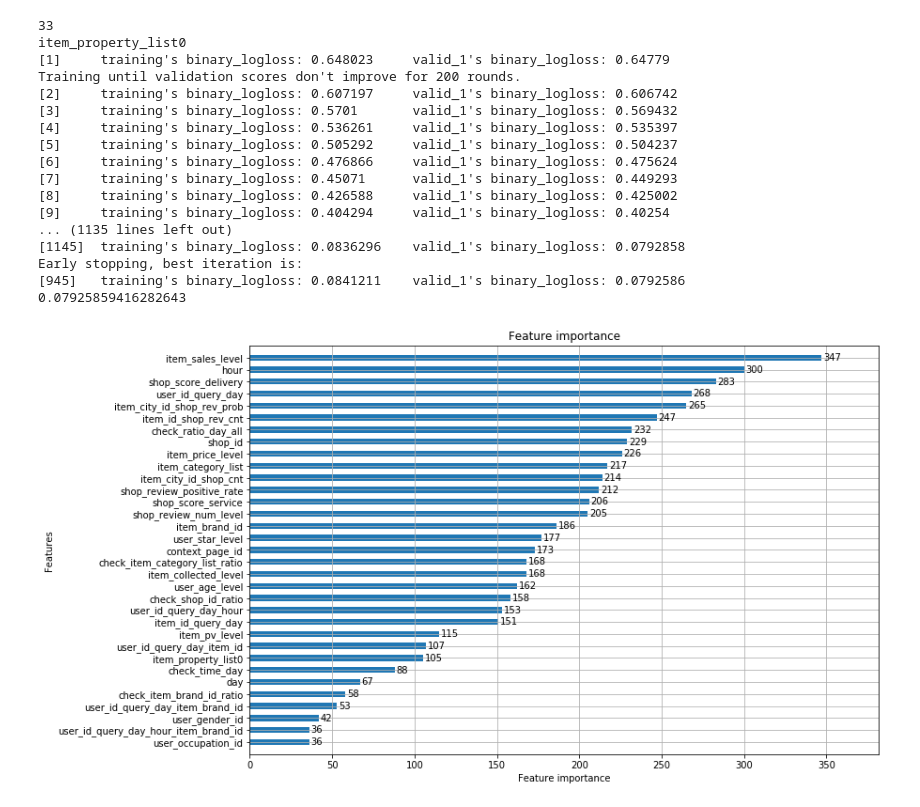
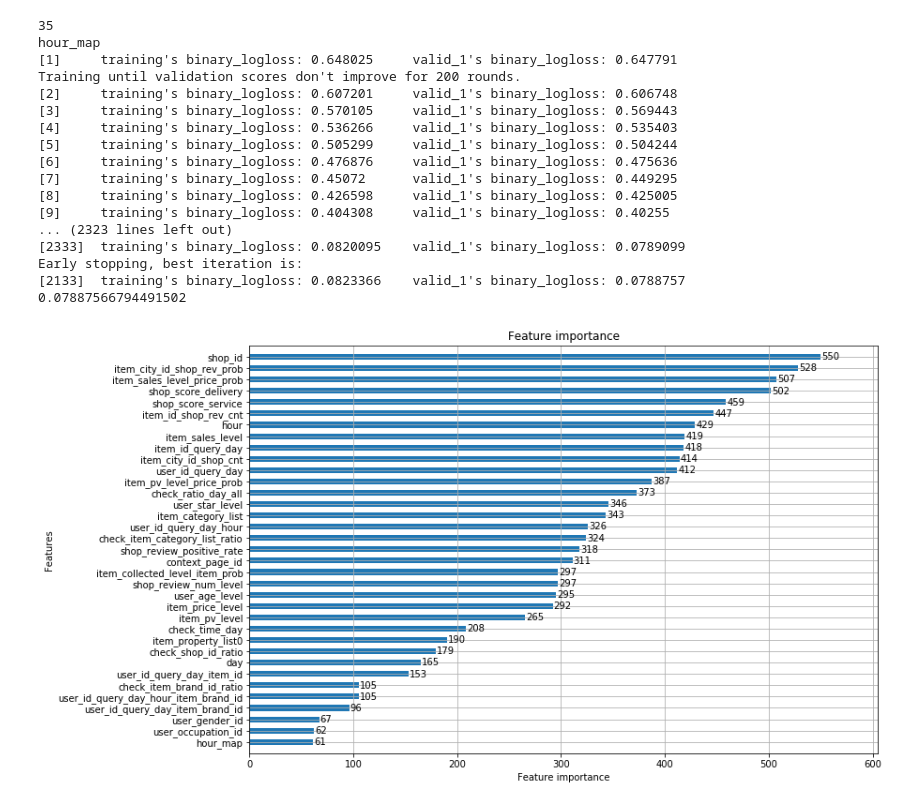
Before and after one commit to duxuhao/IJCAI-2018-2, a Jupyter notebook: Lab3.ipynb, the cells around one changed output. Drawn from its saved outputs; the diff is of its cells as text; code cells hidden in the pictures.

```diff
--- a/Lab3.ipynb
+++ b/Lab3.ipynb
@@ -15,0 +16,5 @@ df = pd.read_csv('data/train/train.csv')
+# %%
+df = pd.read_csv('data/train/train.csv')
+df = df[~pd.isnull(df.is_trade)]
+item_category_list_unique = list(np.unique(df.item_category_list))
+df.item_category_list.replace(item_category_list_unique, list(np.arange(len(item_category_list_unique))), inplace=True)
@@ -30,51 +39,70 @@ def run(features, label, df, clf,verbose = True):
     return clf
 # %%
 label = 'is_trade'
-start_features = ['item_category_list', 'item_price_level',
+start_features = ['item_category_list',
+                  'item_price_level',
                   'item_sales_level',
-                  'item_collected_level', 'item_pv_level',
-                  'user_gender_id', 'user_age_level', 'user_occupation_id', 'user_star_level',
-                  'context_page_id', 'shop_review_num_level', 'shop_review_positive_rate',
-                  'shop_score_service', 'shop_score_delivery', 'hour', 'day', 'user_id_query_day_hour',
+                  #'item_collected_level',
+                  'item_pv_level',
+                  'user_gender_id',
+                  'user_age_level',
+                  'user_occupation_id',
+                  'user_star_level',
+                  'context_page_id',
+                  'shop_review_num_level',
+                  'shop_review_positive_rate',
+                  'shop_score_service',
+                  'shop_score_delivery',
+                  'hour',
+                  'day',
+                  'user_id_query_day_hour',
                   'shop_id',
-                  'item_id_query_day',  'user_id_query_day_item_brand_id',
+                  'item_id_query_day',
+                  'user_id_query_day_item_brand_id',
                   'user_id_query_day_hour_item_brand_id',
-                  'user_id_query_day', 'item_brand_id','user_id_query_day_item_id',
+                  'user_id_query_day',
+                  #'item_brand_id',
+                  'user_id_query_day_item_id',
                   'check_item_brand_id_ratio',
                   'check_shop_id_ratio',
                   'check_item_category_list_ratio',
                   'check_ratio_day_all',
                   'check_time_day',
                   'item_city_id_shop_cnt',
                   'item_city_id_shop_rev_prob',
                   'item_id_shop_rev_cnt',
-                  'item_property_list0'
+                  'item_property_list0',
+                  'item_pv_level_price_prob',
+                  'item_collected_level_item_prob',
+                  'item_sales_level_price_prob',
+                  'hour_map'
                  ]
 print(len(start_features))
-clf = lgbm.LGBMClassifier(random_state=1, num_leaves = 7,
-                          n_estimators=5000,max_depth=3,learning_rate = 0.05, subsample=1, n_jobs=30) #008154
-#clf = xgb.XGBClassifier(n_estimators=5000,max_depth=4,learning_rate = 0.08, nthread=30)
+clf = lgbm.LGBMClassifier(random_state=1, num_leaves = 6,
+                          n_estimators=5000,max_depth=3,learning_rate = 0.05,
+                          n_jobs=30)
+
 clf = run(start_features, label, df, clf, True)
 lgbm.plot_importance(clf,figsize=(12,8),height=0.5)
 plt.show()
 lgbm.plot_metric(clf,figsize=(12,8),ylim=(0.078,0.082))
 plt.show()
 # %% [output]
-33
-item_property_list0
-[1]     training's binary_logloss: 0.648023     valid_1's binary_logloss: 0.64779
+35
+hour_map
+[1]     training's binary_logloss: 0.648025     valid_1's binary_logloss: 0.647791
 Training until validation scores don't improve for 200 rounds.
-[2]     training's binary_logloss: 0.607197     valid_1's binary_logloss: 0.606742
-[3]     training's binary_logloss: 0.5701       valid_1's binary_logloss: 0.569432
-[4]     training's binary_logloss: 0.536261     valid_1's binary_logloss: 0.535397
-[5]     training's binary_logloss: 0.505292     valid_1's binary_logloss: 0.504237
-[6]     training's binary_logloss: 0.476866     valid_1's binary_logloss: 0.475624
-[7]     training's binary_logloss: 0.45071      valid_1's binary_logloss: 0.449293
-[8]     training's binary_logloss: 0.426588     valid_1's binary_logloss: 0.425002
-[9]     training's binary_logloss: 0.404294     valid_1's binary_logloss: 0.40254
-... (1135 lines left out)
-[1145]  training's binary_logloss: 0.0836296    valid_1's binary_logloss: 0.0792858
+[2]     training's binary_logloss: 0.607201     valid_1's binary_logloss: 0.606748
+[3]     training's binary_logloss: 0.570105     valid_1's binary_logloss: 0.569443
+[4]     training's binary_logloss: 0.536266     valid_1's binary_logloss: 0.535403
+[5]     training's binary_logloss: 0.505299     valid_1's binary_logloss: 0.504244
+[6]     training's binary_logloss: 0.476876     valid_1's binary_logloss: 0.475636
+[7]     training's binary_logloss: 0.45072      valid_1's binary_logloss: 0.449295
+[8]     training's binary_logloss: 0.426598     valid_1's binary_logloss: 0.425005
+[9]     training's binary_logloss: 0.404308     valid_1's binary_logloss: 0.40255
+... (2323 lines left out)
+[2333]  training's binary_logloss: 0.0820095    valid_1's binary_logloss: 0.0789099
 Early stopping, best iteration is:
-[945]   training's binary_logloss: 0.0841211    valid_1's binary_logloss: 0.0792586
-0.07925859416282643
+[2133]  training's binary_logloss: 0.0823366    valid_1's binary_logloss: 0.0788757
+0.07887566794491502
-[figure, old version]
+[figure, new version]
```
Also changed, not shown: parts of 28 cells of this notebook, 2 other files.
